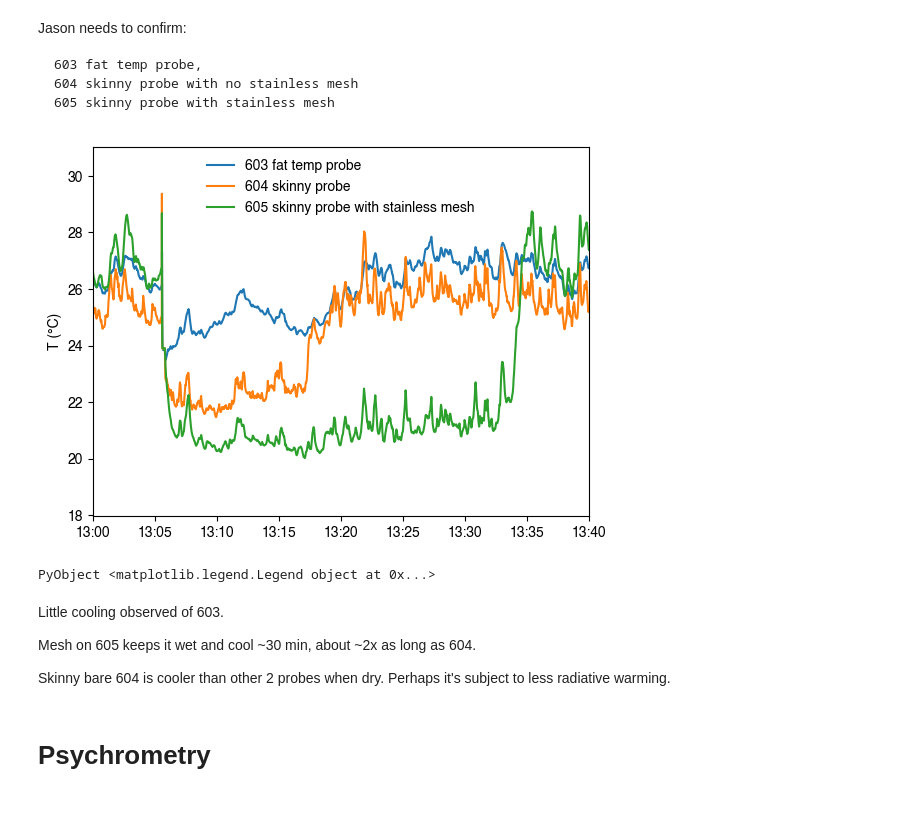
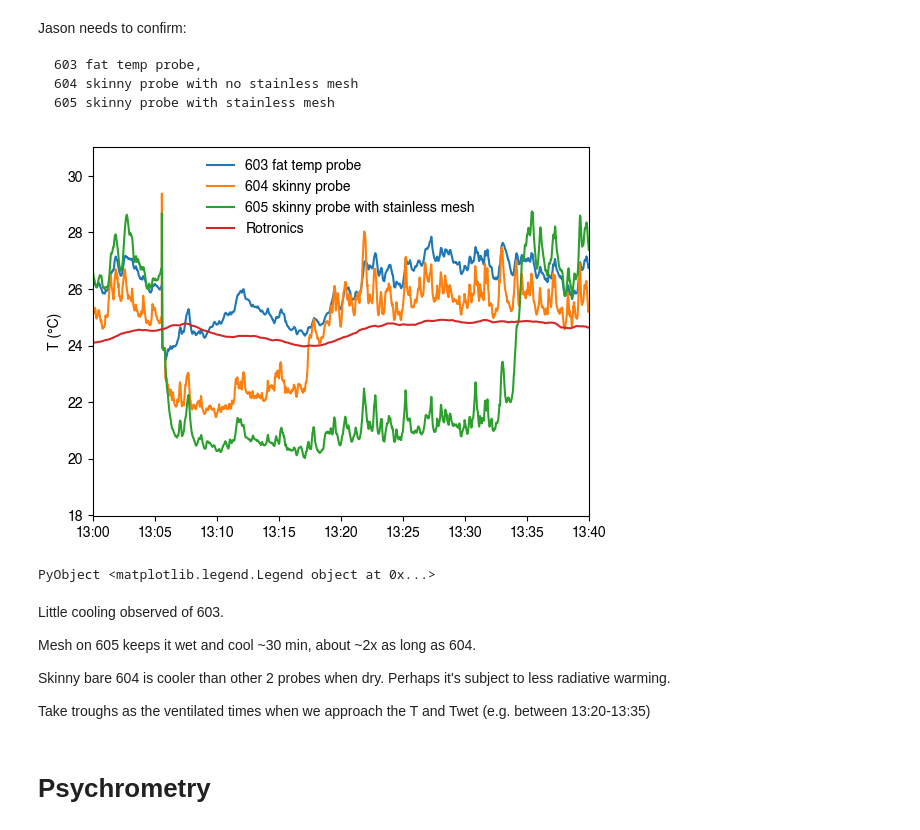
Before and after one commit to jtomfarrar/submersible_humidity_sensor, a Jupyter notebook: code/read_jason_rbr_log_jl.ipynb, the cells around one changed output. Drawn from its saved outputs; the diff is of its cells as text; code cells hidden in the pictures.

```diff
--- a/code/read_jason_rbr_log_jl.ipynb
+++ b/code/read_jason_rbr_log_jl.ipynb
@@ -68,3 +68,6 @@ end
 dt2min(dt) = (dt-dt[1])./Minute(1.) # convert time to number in minutes
 # %% [output]
 dt2min (generic function with 1 method)
+# %%
+rot_df = Dict( "Date" => dateformat"m/d/y", "Time" => dateformat"I:M:S p" )
+rot = CSV.File( "rot_0020568591_20220905_114308.csv", header=41, skipto=45, drop=[5,], dateformat=rot_df )
@@ -71,6 +92,5 @@ dt2min (generic function with 1 method)
 # %%
-pathnames = "../data/raw/20220905"
-filenames = joinpath.(pathnames, ["603_05Sep22.log", "604_05Sep22.log", "605_05Sep22.log"])
+filenames = ["603_05Sep22.log", "604_05Sep22.log", "605_05Sep22.log"]
 
 dtime603, msec, t603 = get_data( filenames[1] )
 plot( dt2min(dtime603), t603 )
@@ -97,30 +117,33 @@ Jason needs to confirm:
 # %%
 ax = subplot(1,1,1)
 # for probe = 1:3
 #     dtime, msec, temp = get_data( filenames[probe] )
 #     plot( dtime, temp )
 # end
 plot( dtime603, t603 )
 plot( dtime604, t604 )
 plot( dtime605, t605 )
+plot( Date(1,1,1) .+ rot.Time, rot.Temperature )
 ylabel("T (°C)")
-# xlim([DateTime(1,1,1,13,0,0), DateTime(1,1,1,17,0,0)])
 
+# xlim([DateTime(1,1,1,13,0,0), DateTime(1,1,1,1,17,0,0)])
 xlim([DateTime(1,1,1,13,0,0), DateTime(1,1,1,13,40,0)])
 X = ax.xaxis
 mdates = PyPlot.matplotlib.dates
 #X.set_major_locator(mdates.MinuteLocator(45))
 X.set_major_formatter(mdates.DateFormatter("%H:%M")) # Specify the format - %b gives us Jan, Feb...
-legend(["603 fat temp probe", "604 skinny probe", "605 skinny probe with stainless mesh"]; frameon=false)
+legend(["603 fat temp probe", "604 skinny probe", "605 skinny probe with stainless mesh", "Rotronics"]; frameon=false)
 # %% [output]
-[figure, old version]
+[figure, new version]
 PyObject <matplotlib.legend.Legend object at 0x...>
-# %% [markdown]
-Little cooling observed of 603.
-
-Mesh on 605 keeps it wet and cool ~30 min, about ~2x as long as 604.
-
-Skinny bare 604 is cooler than other 2 probes when dry. Perhaps it's subject to less radiative warming.
+# %% [markdown]
+Little cooling observed of 603.
+
+Mesh on 605 keeps it wet and cool ~30 min, about ~2x as long as 604.
+
+Skinny bare 604 is cooler than other 2 probes when dry. Perhaps it's subject to less radiative warming.
+
+Take troughs as the ventilated times when we approach the T and Twet (e.g. between  13:20-13:35)
 # %% [markdown]
 # Psychrometry
 # %%
```
Also changed, not shown: parts of 6 cells of this notebook.
